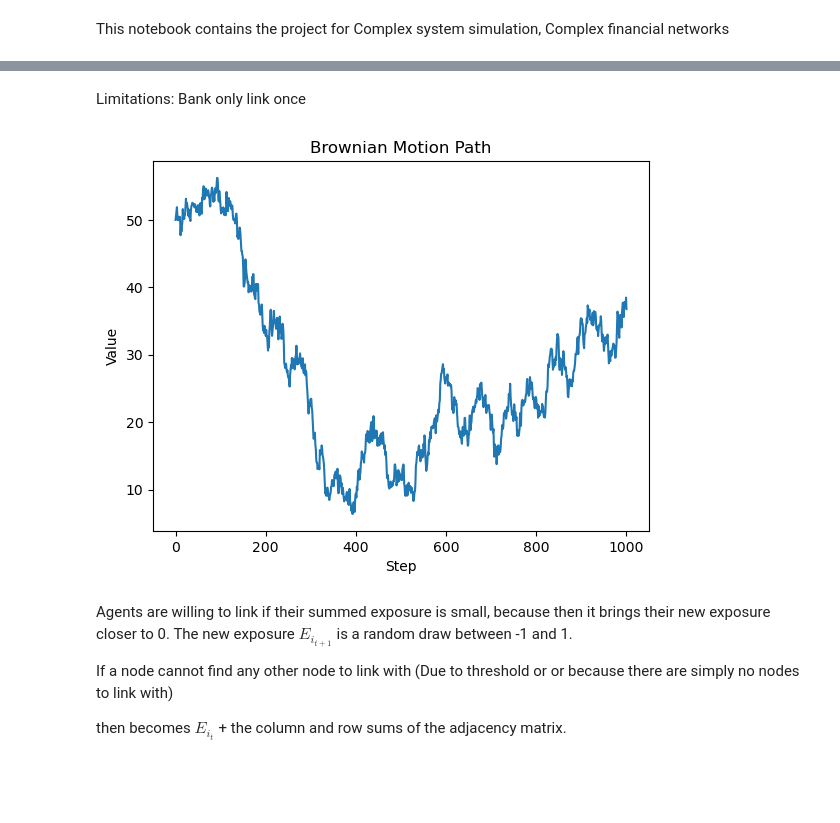
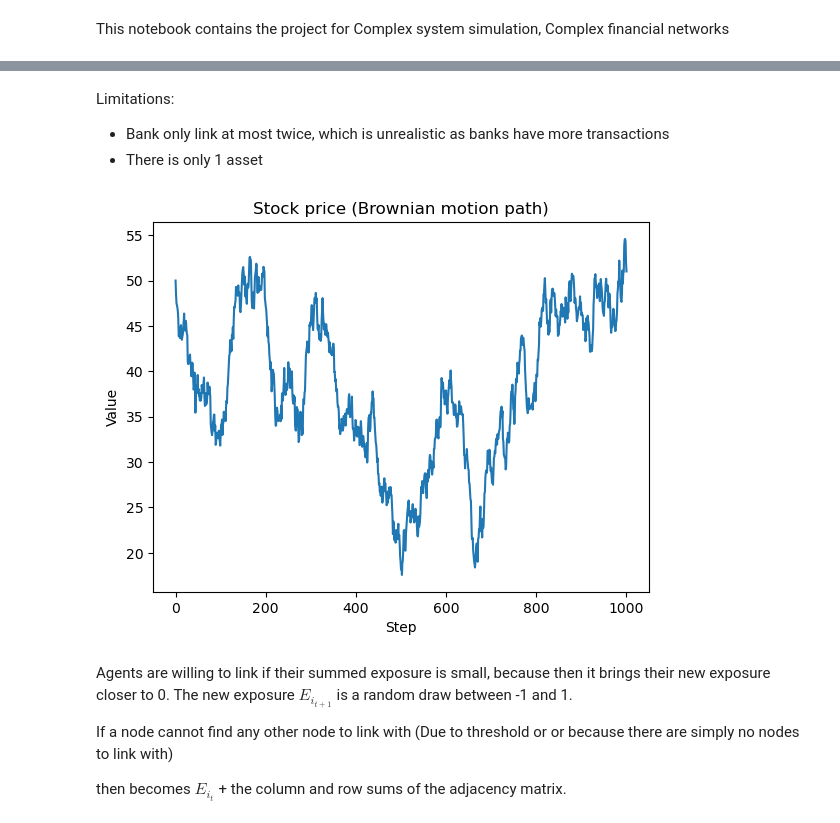
Before and after one commit to NitaiNijholt/FinancialNetwork, a Jupyter notebook: initial_explorations.ipynb, the cells around one changed output, grey strips where cells are left out. Drawn from its saved outputs; the diff is of its cells as text; code cells hidden in the pictures; blank space fills up the shorter version.

```diff
--- a/initial_explorations.ipynb
+++ b/initial_explorations.ipynb
@@ -28,8 +34,10 @@ Agent (nodes) want to enter into contracts with other agents (Links) to reduce t
 $ to be added $e_{j}$ which is the exposure of $N_{j}$, which then increases the chances of $e_{j}$ > $T_e$ and $N_{j}$ dying as a result, causing the effect to propagate.
 
 - Hypothesis is that an increased average move away from the mean causes a higher probability of default when the number of links is higher
-# %% [markdown]
-Limitations: Bank only link once
+# %% [markdown]
+Limitations:
+- Bank only link at most twice, which is unrealistic as banks have more transactions
+- There is only 1 asset
 # %%
 def brownian_motion(num_steps, delta_t, sigma):
     """
@@ -40,33 +48,33 @@ def brownian_motion(num_steps, delta_t, sigma):
     delta_t (float): Time increment.
     sigma (float): Standard deviation of the increments (sqrt of variance).
 
     Returns:
     np.array: A numpy array representing the Brownian motion path.
     """
     # Generate random increments from a normal distribution
     increments = np.random.normal(0, sigma * np.sqrt(delta_t), num_steps)
 
     # The start point is typically zero
     start_point = 0
 
     # Compute the Brownian motion path
     return np.cumsum(np.insert(increments, 0, start_point)) +50
 
 # Example usage
 num_steps = 1000
 delta_t = 0.01
 sigma = 10
 
 brownian_path = brownian_motion(num_steps, delta_t, sigma)
 
 # Optionally, you can plot the path
 import matplotlib.pyplot as plt
 
 plt.plot(brownian_path)
 plt.xlabel('Step')
 plt.ylabel('Value')
-plt.title('Brownian Motion Path')
+plt.title('Stock price (Brownian motion path)')
 plt.show()
 # %% [output]
-[figure, old version]
+[figure, new version]
 # %%
```
Also changed, not shown: parts of 5 cells of this notebook.
